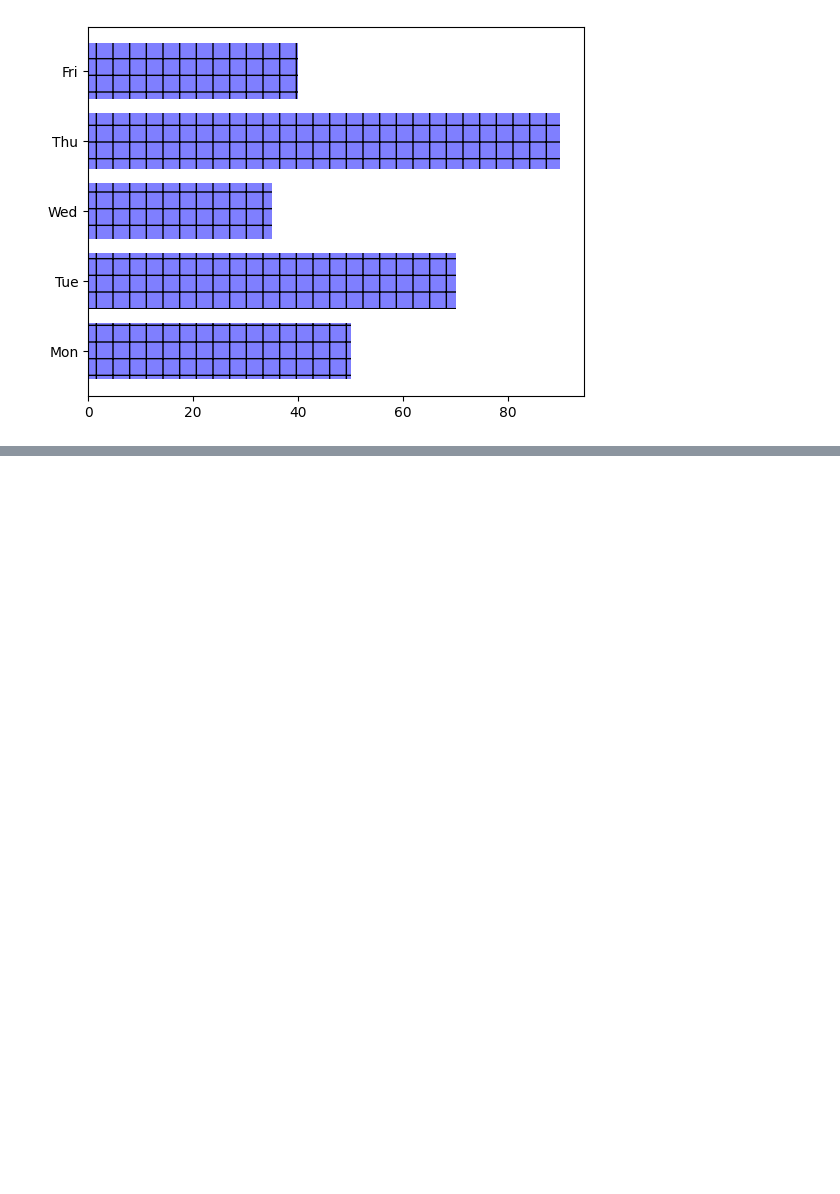
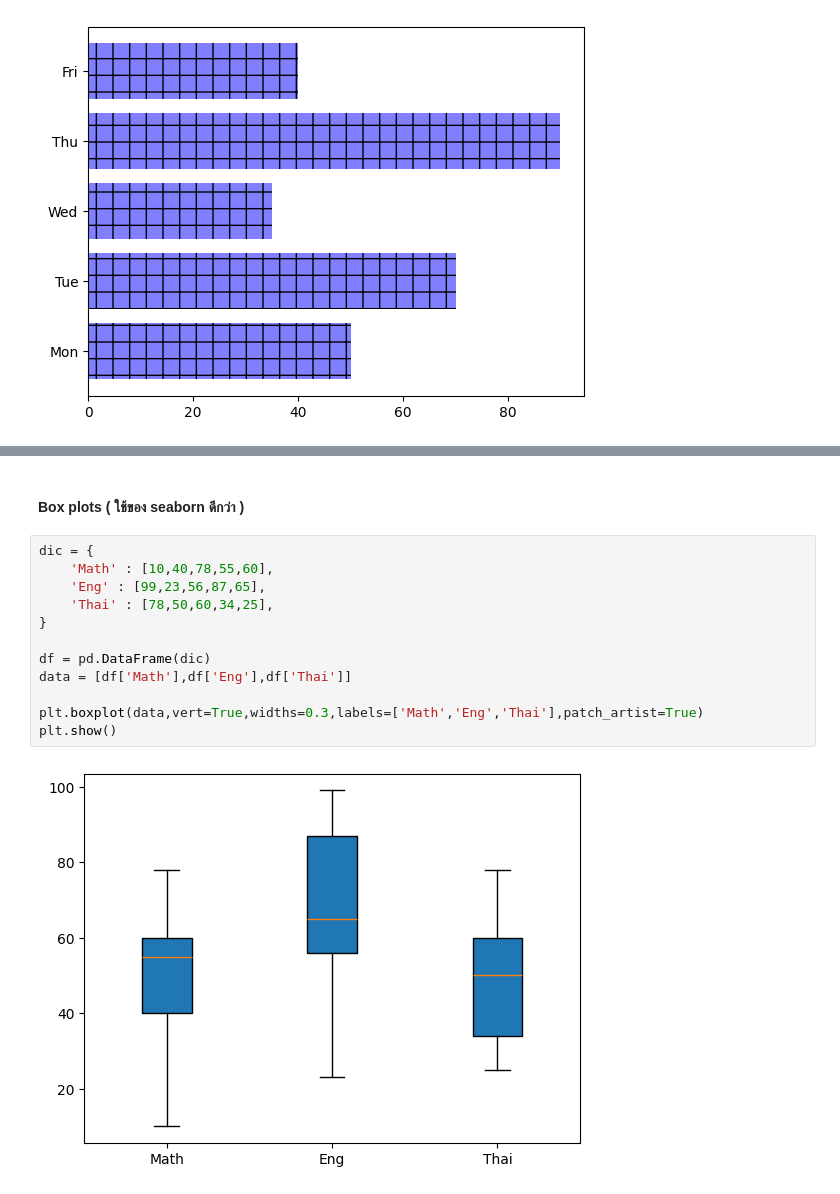
Before and after one commit to GameNPN/KU-Data-Science, a Jupyter notebook: Week 6/Matplotlib2.ipynb, the cells around one changed output, grey strips where cells are left out. Cells and saved outputs as stored; diff of their text form; blank space fills up the shorter version.

```diff
--- a/Week 6/Matplotlib2.ipynb
+++ b/Week 6/Matplotlib2.ipynb
@@ -64,0 +75,16 @@ plt.show()
+# %% [markdown]
+#### Box plots ( ใช้ของ seaborn ดีกว่า )
+# %%
+dic = {
+    'Math' : [10,40,78,55,60],
+    'Eng' : [99,23,56,87,65],
+    'Thai' : [78,50,60,34,25],
+}
+
+df = pd.DataFrame(dic)
+data = [df['Math'],df['Eng'],df['Thai']]
+
+plt.boxplot(data,vert=True,widths=0.3,labels=['Math','Eng','Thai'],patch_artist=True)
+plt.show()
+# %% [output]
+[figure, added]
```
Also changed, not shown: parts of 10 cells of this notebook.
